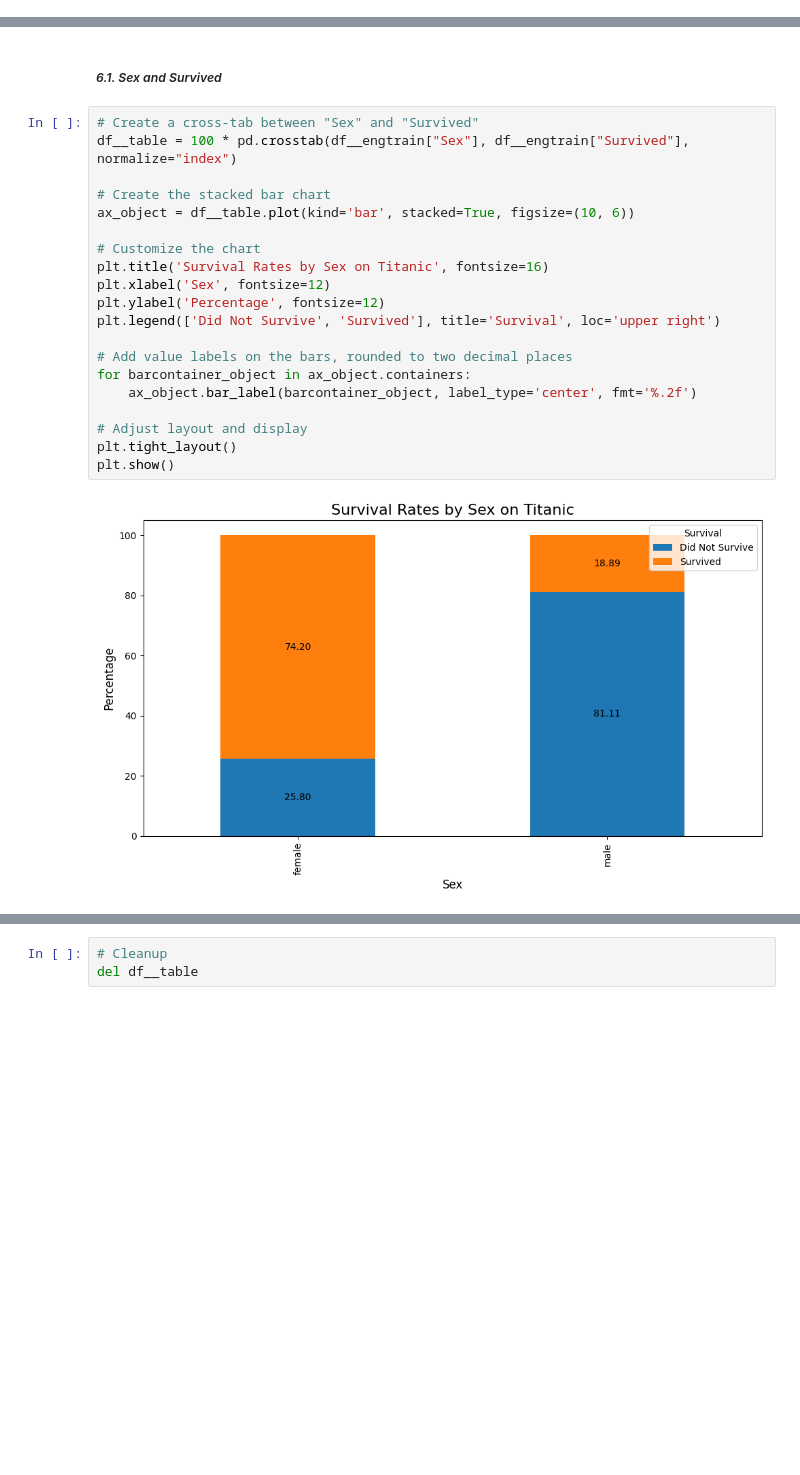
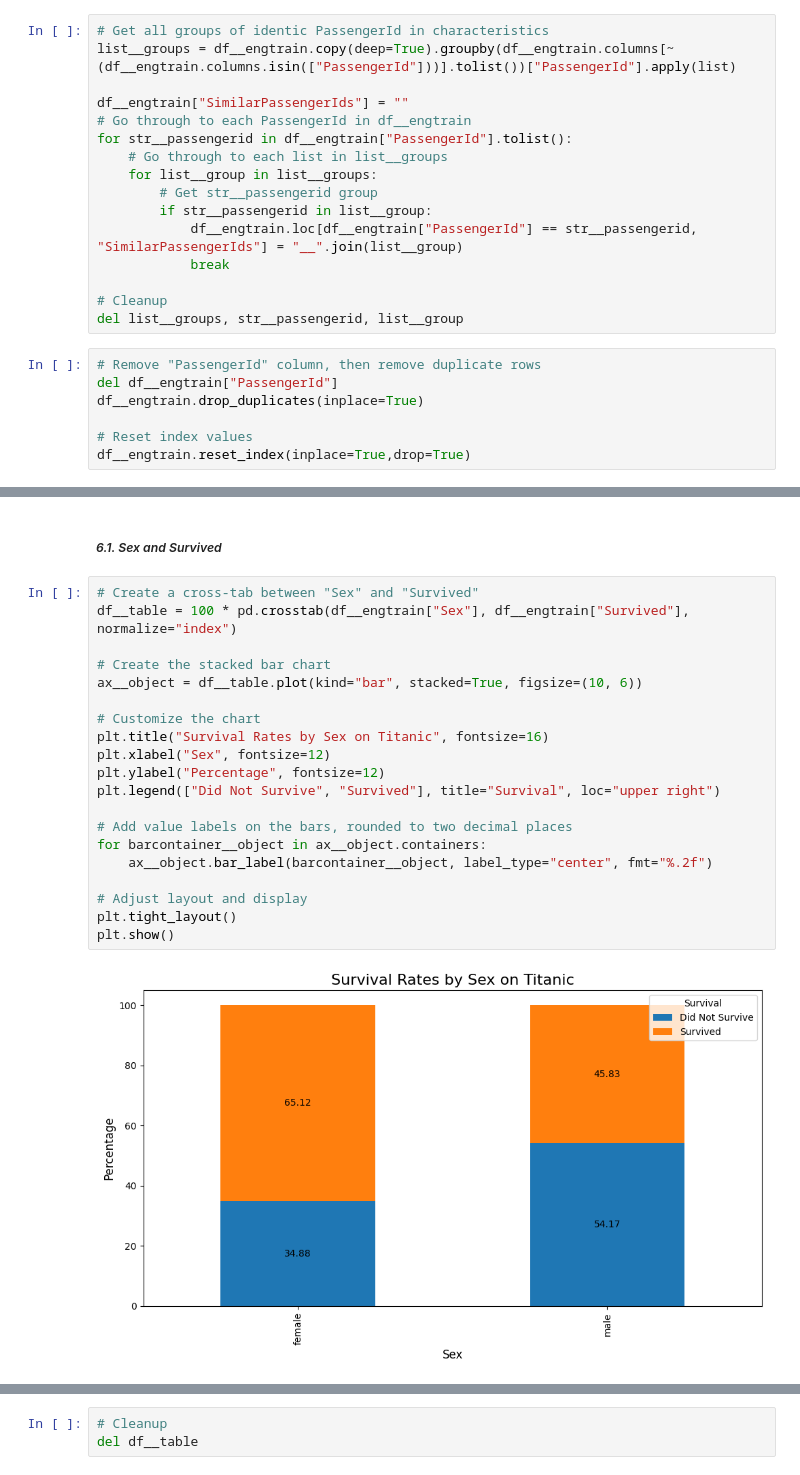
Before and after one commit to foliacouetey/titanic, a Jupyter notebook: PYTHON/scripts/main.ipynb, the cells around one changed output, grey strips where cells are left out. Drawn from its saved outputs; the diff is of its cells as text; blank space fills up the shorter version.

```diff
--- a/PYTHON/scripts/main.ipynb
+++ b/PYTHON/scripts/main.ipynb
@@ -392,6 +395,29 @@ BoardingClass    0
 AgeCategory      0
 FamilySize       0
 dtype: int64
+# %%
+# Get all groups of identic PassengerId in characteristics
+list__groups = df__engtrain.copy(deep=True).groupby(df__engtrain.columns[~(df__engtrain.columns.isin(["PassengerId"]))].tolist())["PassengerId"].apply(list)
+
+df__engtrain["SimilarPassengerIds"] = ""
+# Go through to each PassengerId in df__engtrain
+for str__passengerid in df__engtrain["PassengerId"].tolist():
+    # Go through to each list in list__groups
+    for list__group in list__groups:
+        # Get str__passengerid group
+        if str__passengerid in list__group:
+            df__engtrain.loc[df__engtrain["PassengerId"] == str__passengerid, "SimilarPassengerIds"] = "__".join(list__group)
+            break
+
+# Cleanup
+del list__groups, str__passengerid, list__group
+# %%
+# Remove "PassengerId" column, then remove duplicate rows
+del df__engtrain["PassengerId"]
+df__engtrain.drop_duplicates(inplace=True)
+
+# Reset index values
+df__engtrain.reset_index(inplace=True,drop=True)
 # %%
 # Make sure joins and feature engineering worked well so no missing values are present in df__engtest
 df__engtest.isnull().sum()
@@ -410,24 +441,24 @@ dtype: int64
 # %%
 # Create a cross-tab between "Sex" and "Survived"
 df__table = 100 * pd.crosstab(df__engtrain["Sex"], df__engtrain["Survived"], normalize="index")
 
 # Create the stacked bar chart
-ax_object = df__table.plot(kind='bar', stacked=True, figsize=(10, 6))
+ax__object = df__table.plot(kind="bar", stacked=True, figsize=(10, 6))
 
 # Customize the chart
-plt.title('Survival Rates by Sex on Titanic', fontsize=16)
-plt.xlabel('Sex', fontsize=12)
-plt.ylabel('Percentage', fontsize=12)
-plt.legend(['Did Not Survive', 'Survived'], title='Survival', loc='upper right')
+plt.title("Survival Rates by Sex on Titanic", fontsize=16)
+plt.xlabel("Sex", fontsize=12)
+plt.ylabel("Percentage", fontsize=12)
+plt.legend(["Did Not Survive", "Survived"], title="Survival", loc="upper right")
 
 # Add value labels on the bars, rounded to two decimal places
-for barcontainer_object in ax_object.containers:
-    ax_object.bar_label(barcontainer_object, label_type='center', fmt='%.2f')
+for barcontainer__object in ax__object.containers:
+    ax__object.bar_label(barcontainer__object, label_type="center", fmt="%.2f")
 
 # Adjust layout and display
 plt.tight_layout()
 plt.show()
 # %% [output]
-[figure, old version]
+[figure, new version]
 # %%
 # Cleanup
```
Also changed, not shown: parts of 90 cells of this notebook.
